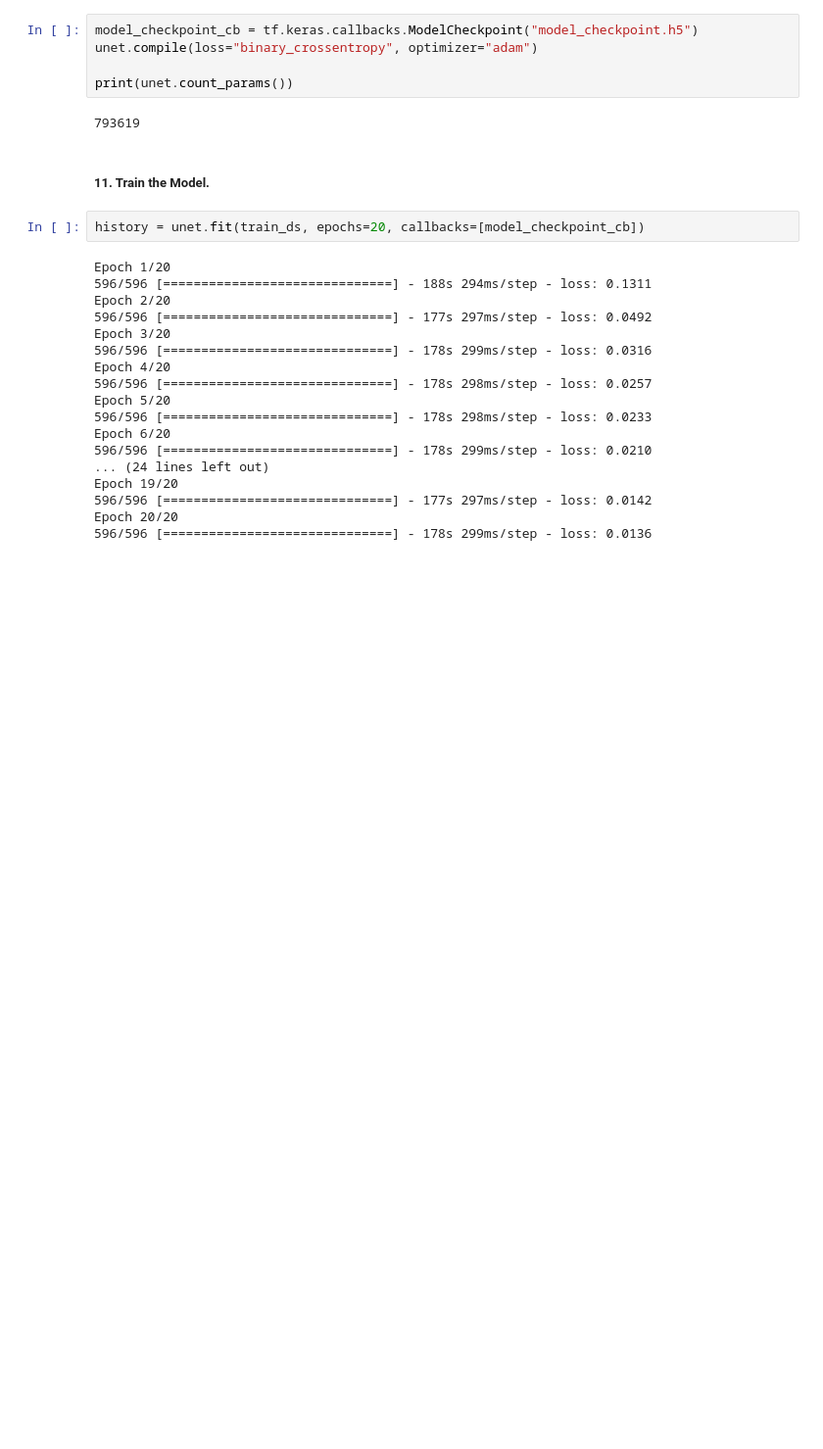
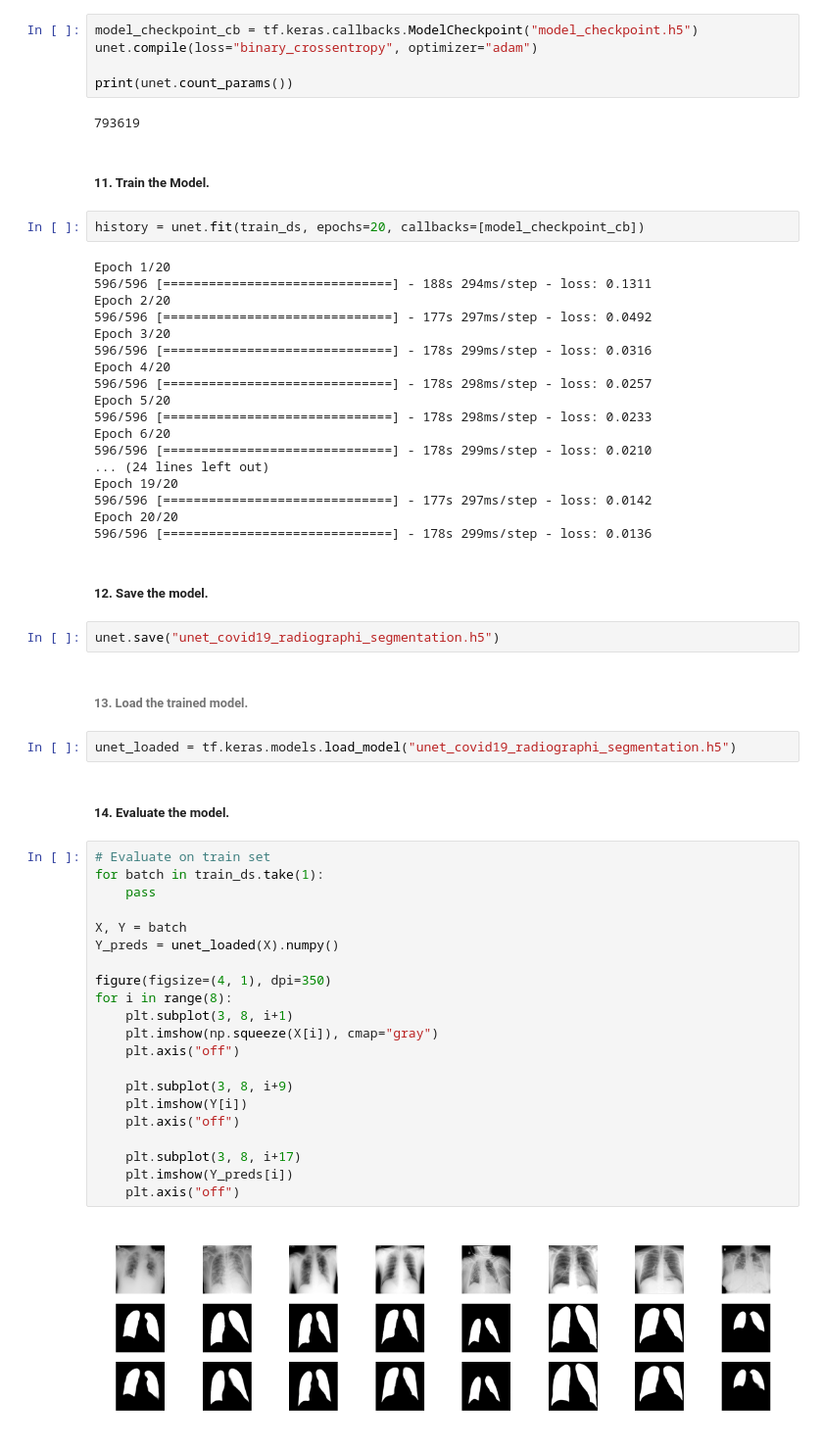
Before and after one commit to omidmollaei/CO19RIS, a Jupyter notebook: train_model.ipynb, the cells around one changed output. Shown at 98% size. Saved outputs shown, nothing was run; the diff lists cells and outputs as text; blank space fills up the shorter version.

Commit message:
save and evalute the model.

```diff
--- a/train_model.ipynb
+++ b/train_model.ipynb
@@ -333,3 +333,36 @@ Epoch 19/20
 596/596 [==============================] - 177s 297ms/step - loss: 0.0142
 Epoch 20/20
 596/596 [==============================] - 178s 299ms/step - loss: 0.0136
+# %% [markdown]
+##### 12. Save the model.
+# %%
+unet.save("unet_covid19_radiographi_segmentation.h5")
+# %% [markdown]
+###### 13. Load the trained model.
+# %%
+unet_loaded = tf.keras.models.load_model("unet_covid19_radiographi_segmentation.h5")
+# %% [markdown]
+##### 14. Evaluate the model.
+# %%
+# Evaluate on train set
+for batch in train_ds.take(1):
+    pass
+
+X, Y = batch
+Y_preds = unet_loaded(X).numpy()
+
+figure(figsize=(4, 1), dpi=350)
+for i in range(8):
+    plt.subplot(3, 8, i+1)
+    plt.imshow(np.squeeze(X[i]), cmap="gray")
+    plt.axis("off")
+
+    plt.subplot(3, 8, i+9)
+    plt.imshow(Y[i])
+    plt.axis("off")
+
+    plt.subplot(3, 8, i+17)
+    plt.imshow(Y_preds[i])
+    plt.axis("off")
+# %% [output]
+[figure, added]
```
Also changed, not shown: parts of 1 cell of this notebook.
